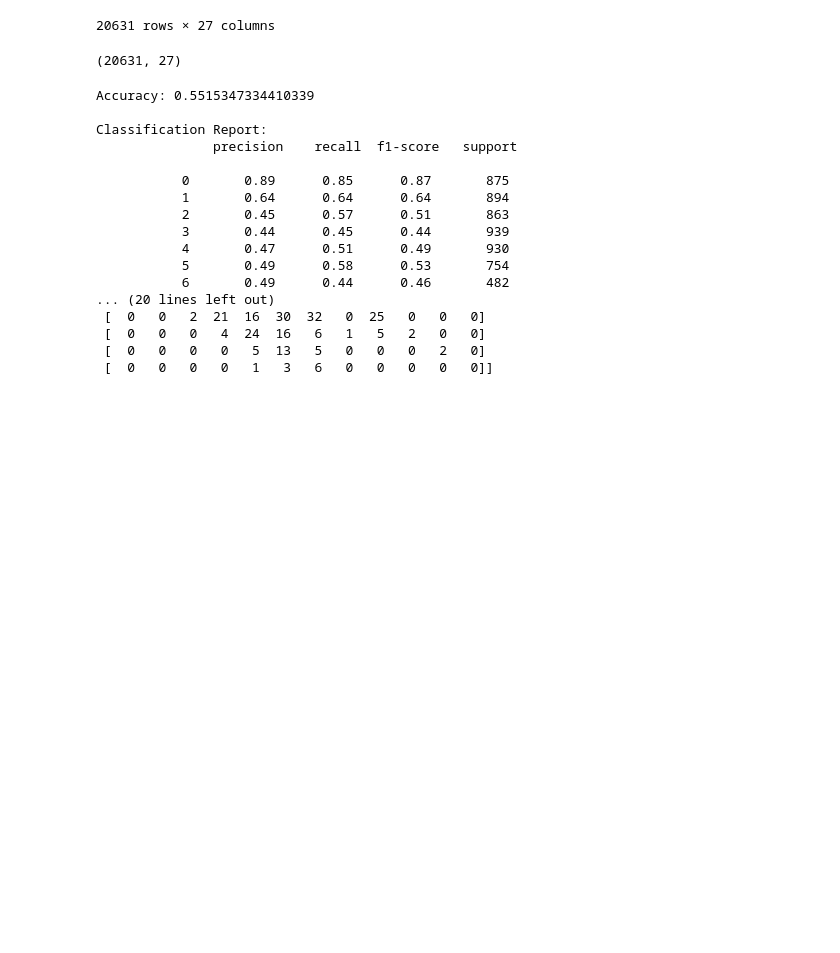
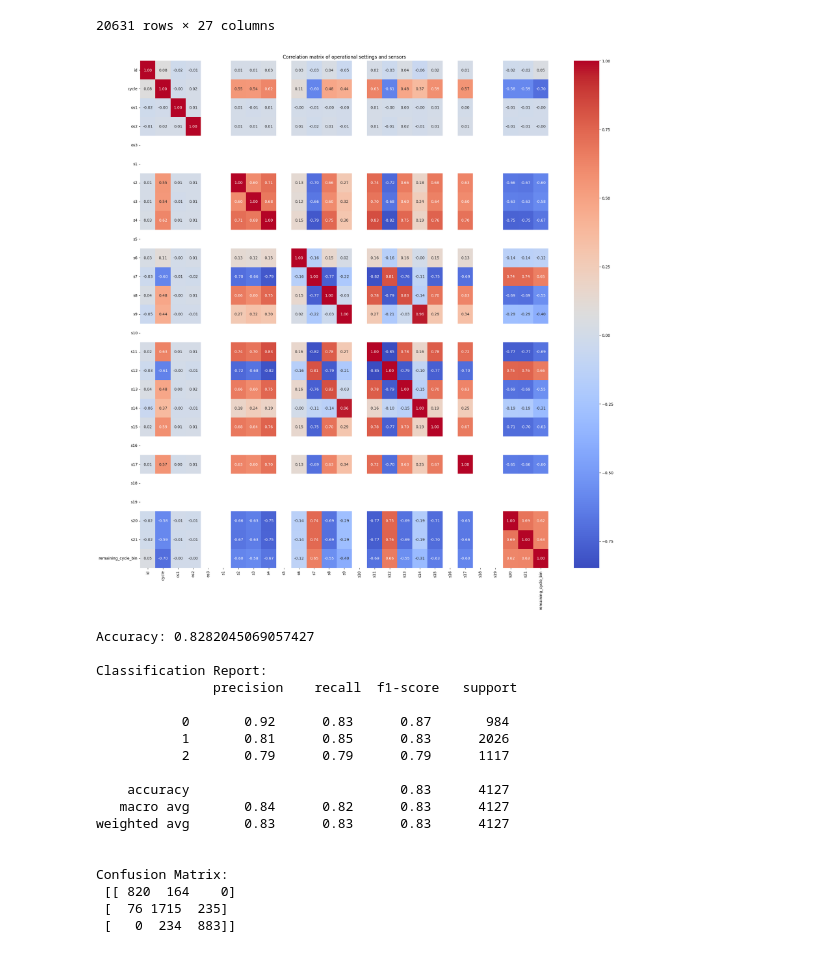
Before and after one commit to Anupazen/Advance-AI, a Jupyter notebook: Advanced_AI.ipynb, the cells around one changed output. Saved outputs shown, nothing was run; the diff lists cells and outputs as text; code cells hidden in the pictures; blank space fills up the shorter version.

```diff
--- a/Advanced_AI.ipynb
+++ b/Advanced_AI.ipynb
@@ -27,13 +27,31 @@ def CleanData(df):
 # Bin Creator
 
 def CreateBin(df):
-  bins = np.arange(0, 10000, 30)
+  bins = np.arange(0, 10000, 50)
   labels = range(len(bins)-1)
 
-  df['remaining_cycle_bin'] = pd.cut(df['remaining_cycle'], bins=bins, labels=labels, include_lowest=True, right=True)
+  df['remaining_cycle_bin'] = pd.cut(df['remaining_cycle'], bins=[-1,50,150,df['remaining_cycle'].max()],labels=[0,1,2])
   df.drop('remaining_cycle', axis=1, inplace=True)
 
   return df
+# %%
+# Correlation Matrix
+
+def CorrelationMatrix(df):
+
+  corr_matrix = df.corr()
+
+  plt.figure(figsize=(24,24))
+  sns.heatmap(corr_matrix, annot=True, fmt=".2f", cmap='coolwarm', cbar=True)
+  plt.title("Correlation matrix of operational settings and sensors")
+  plt.show()
+# %%
+# Remove columns
+
+def RemoveCols(df):
+  df = df.drop(columns=['s1', 'os2', 'os3', 's5', 's10', 's18', 's16', 's19'])
+
+  return df
 # %%
 column_names = ['id', 'cycle',
                 'os1', 'os2', 'os3'] + \
@@ -78,15 +96,16 @@ dfFD001
 | 20629 | 100 | 199 | -0.0011 | 0.0003 | 100.0 | 518.67 | 643.23 | 1605.26 | 1426.53 | 14.62 | ... | ... |
 | 20630 | 100 | 200 | -0.0032 | -0.0005 | 100.0 | 518.67 | 643.85 | 1600.38 | 1432.14 | 14.62 | ... | ... |
 20631 rows × 27 columns
-# %%
-dfFD001.shape
-# %% [output]
-(20631, 27)
+# %%
+CorrelationMatrix(dfFD001)
+dfFD001 = RemoveCols(dfFD001)
+# %% [output]
+[figure, added]
 # %%
 X = dfFD001.drop(columns=['remaining_cycle_bin'])  # features
 y = dfFD001['remaining_cycle_bin']                 # target labels
 
-X_train, X_test, y_train, y_test = train_test_split(X, y, test_size=0.3, random_state=42)
+X_train, X_test, y_train, y_test = train_test_split(X, y, test_size=0.2, random_state=42)
 
 rf_clf = RandomForestClassifier(n_estimators=500, max_depth=15, random_state=42)
 
@@ -99,20 +118,21 @@ print("Accuracy:", accuracy_score(y_test, y_pred))
 print("\nClassification Report:\n", classification_report(y_test, y_pred))
 print("\nConfusion Matrix:\n", confusion_matrix(y_test, y_pred))
 # %% [output]
-Accuracy: 0.5515347334410339
+Accuracy: 0.8282045069057427
 
 Classification Report:
                precision    recall  f1-score   support
 
-           0       0.89      0.85      0.87       875
-           1       0.64      0.64      0.64       894
-           2       0.45      0.57      0.51       863
-           3       0.44      0.45      0.44       939
-           4       0.47      0.51      0.49       930
-           5       0.49      0.58      0.53       754
-           6       0.49      0.44      0.46       482
-... (20 lines left out)
- [  0   0   2  21  16  30  32   0  25   0   0   0]
- [  0   0   0   4  24  16   6   1   5   2   0   0]
- [  0   0   0   0   5  13   5   0   0   0   2   0]
- [  0   0   0   0   1   3   6   0   0   0   0   0]]
+           0       0.92      0.83      0.87       984
+           1       0.81      0.85      0.83      2026
+           2       0.79      0.79      0.79      1117
+
+    accuracy                           0.83      4127
+   macro avg       0.84      0.82      0.83      4127
+weighted avg       0.83      0.83      0.83      4127
+
+
+Confusion Matrix:
+ [[ 820  164    0]
+ [  76 1715  235]
+ [   0  234  883]]
```
Also changed, not shown: parts of 4 cells of this notebook.
